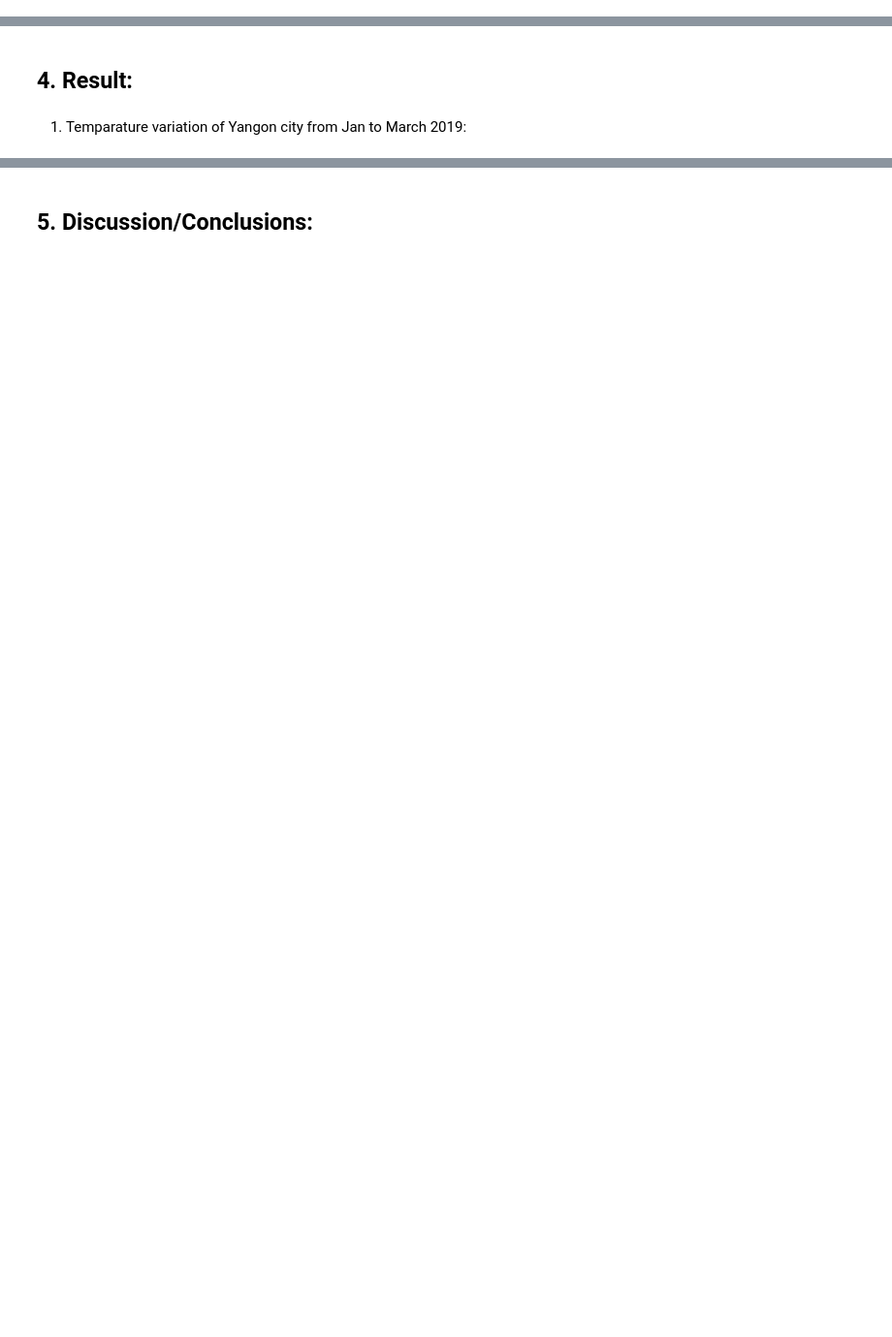
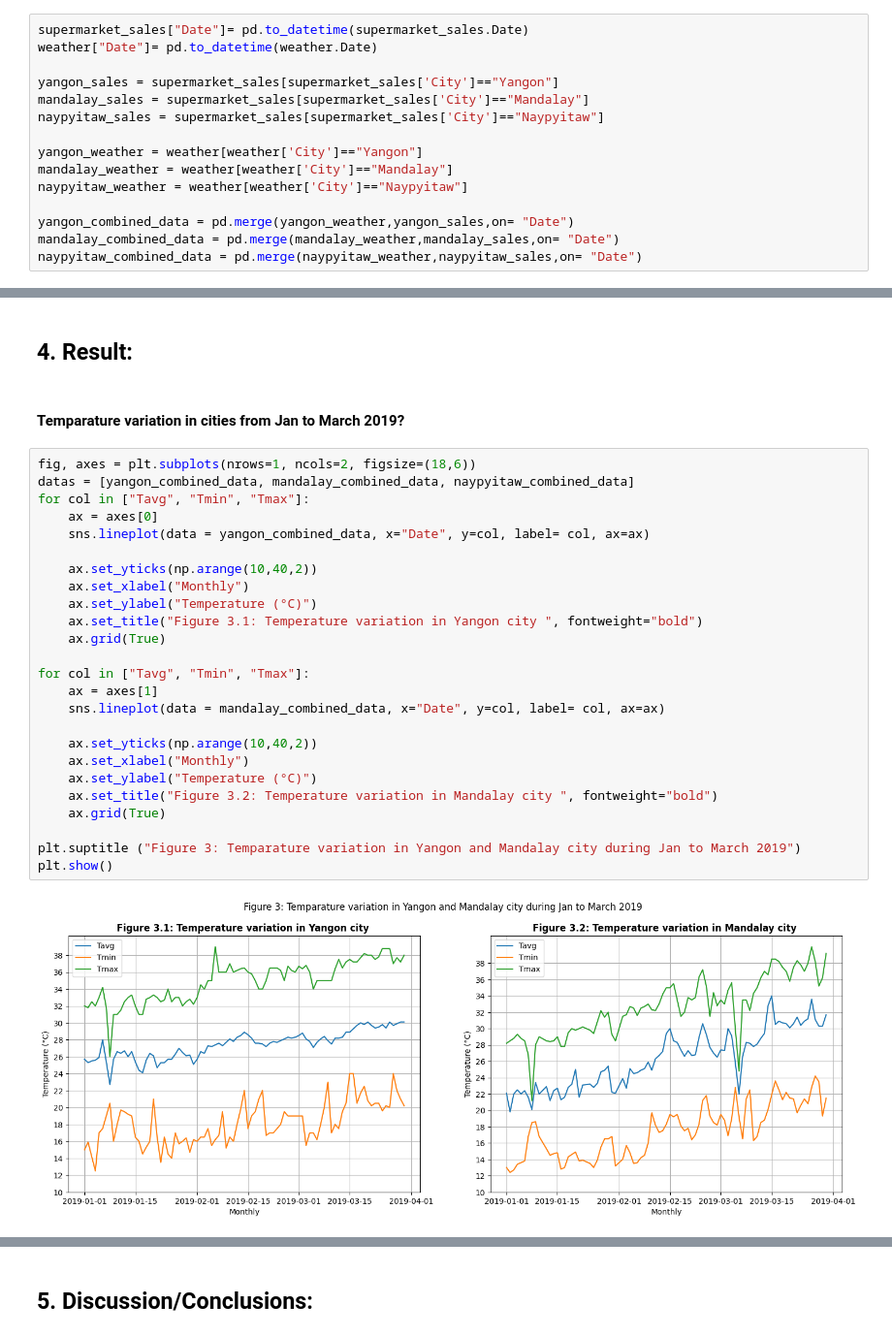
Before and after one commit to jvalue/made-template, a Jupyter notebook: project/report.ipynb, the cells around one changed output, grey strips where cells are left out. Shown at 97% size. Saved outputs shown, nothing was run; the diff lists cells and outputs as text; blank space fills up the shorter version.

```diff
--- a/project/report.ipynb
+++ b/project/report.ipynb
@@ -28,3 +26,18 @@ combined_data
+# %%
+supermarket_sales["Date"]= pd.to_datetime(supermarket_sales.Date)
+weather["Date"]= pd.to_datetime(weather.Date)
+
+yangon_sales = supermarket_sales[supermarket_sales['City']=="Yangon"]
+mandalay_sales = supermarket_sales[supermarket_sales['City']=="Mandalay"]
+naypyitaw_sales = supermarket_sales[supermarket_sales['City']=="Naypyitaw"]
+
+yangon_weather = weather[weather['City']=="Yangon"]
+mandalay_weather = weather[weather['City']=="Mandalay"]
+naypyitaw_weather = weather[weather['City']=="Naypyitaw"]
+
+yangon_combined_data = pd.merge(yangon_weather,yangon_sales,on= "Date")
+mandalay_combined_data = pd.merge(mandalay_weather,mandalay_sales,on= "Date")
+naypyitaw_combined_data = pd.merge(naypyitaw_weather,naypyitaw_sales,on= "Date")
 # %% [markdown]
 ### 1. Introduction
 
@@ -315,4 +332,31 @@ Inspired by Jayvee, my coursemate Badiuzzaman Pranto, and I collaborated on the
 # %% [markdown]
 ## 4. Result:
 # %% [markdown]
-1. Temparature variation of Yangon city from Jan to March 2019:
+#### Temparature variation in cities from Jan to March 2019?
+# %%
+fig, axes = plt.subplots(nrows=1, ncols=2, figsize=(18,6))
+datas = [yangon_combined_data, mandalay_combined_data, naypyitaw_combined_data]
+for col in ["Tavg", "Tmin", "Tmax"]:
+    ax = axes[0]
+    sns.lineplot(data = yangon_combined_data, x="Date", y=col, label= col, ax=ax)
+
+    ax.set_yticks(np.arange(10,40,2))
+    ax.set_xlabel("Monthly")
+    ax.set_ylabel("Temperature (°C)")
+    ax.set_title("Figure 3.1: Temperature variation in Yangon city ", fontweight="bold")
+    ax.grid(True)
+
+for col in ["Tavg", "Tmin", "Tmax"]:
+    ax = axes[1]
+    sns.lineplot(data = mandalay_combined_data, x="Date", y=col, label= col, ax=ax)
+
+    ax.set_yticks(np.arange(10,40,2))
+    ax.set_xlabel("Monthly")
+    ax.set_ylabel("Temperature (°C)")
+    ax.set_title("Figure 3.2: Temperature variation in Mandalay city ", fontweight="bold")
+    ax.grid(True)
+
+plt.suptitle ("Figure 3: Temparature variation in Yangon and Mandalay city during Jan to March 2019")
+plt.show()
+# %% [output]
+[figure, added]
```
Also changed, not shown: parts of 20 cells of this notebook, 2 other files.
